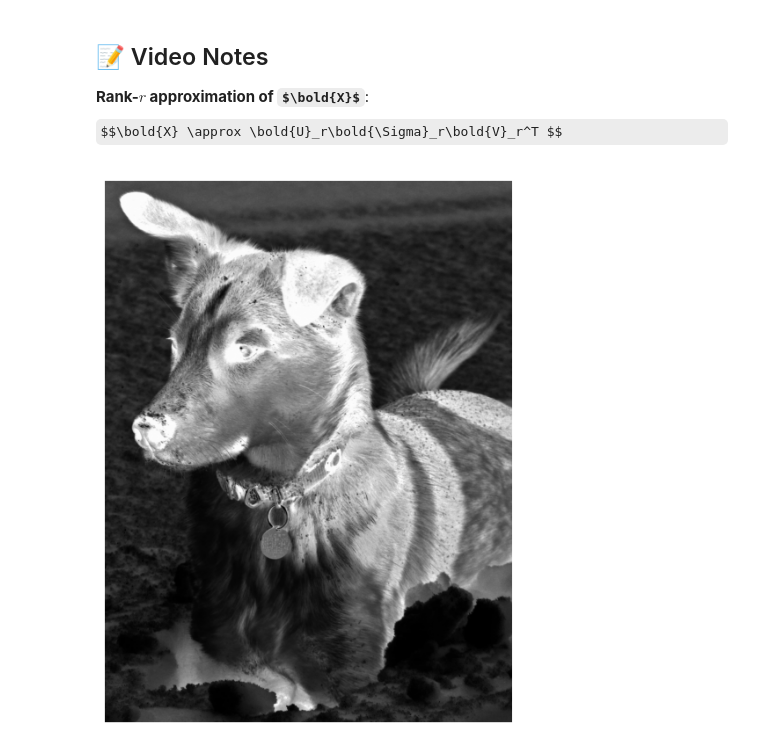
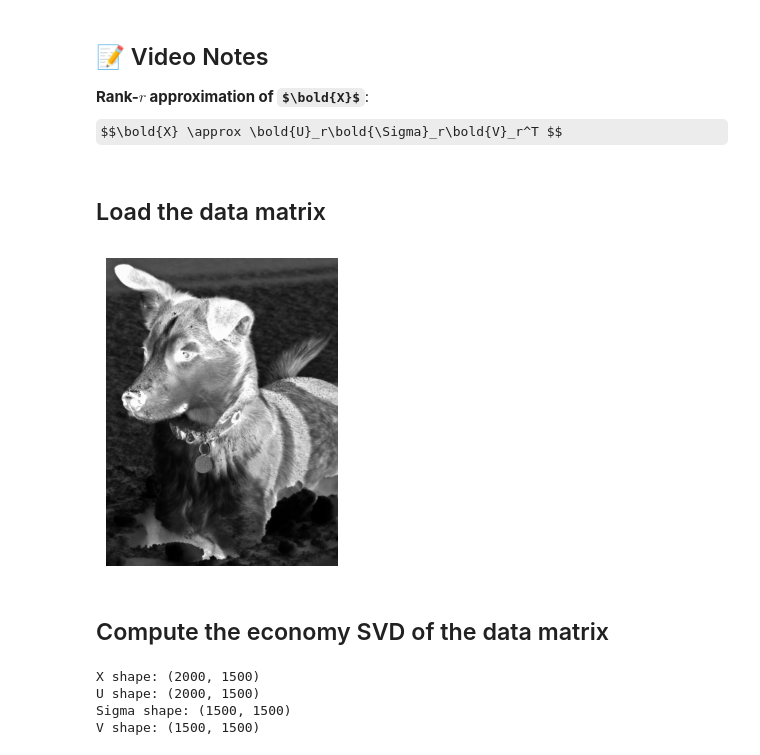
Before and after one commit to lshriver/ddse-2e-workspace, a Jupyter notebook: notebooks/chp_1/video-notes/svd_image_compression.ipynb, the cells around one changed output. Cells and saved outputs as stored; diff of their text form; code cells hidden in the pictures; some formulas as TeX source.

```diff
--- a/notebooks/chp_1/video-notes/svd_image_compression.ipynb
+++ b/notebooks/chp_1/video-notes/svd_image_compression.ipynb
@@ -7,20 +7,38 @@ Steve Brunton [Python] (2020, Feb 2). SVD: Image Compression [Video]. YouTube. [
 ## 📝 Video Notes
 **Rank-$r$ approximation of $\bold{X}$**:
 $$\bold{X} \approx \bold{U}_r\bold{\Sigma}_r\bold{V}_r^T $$
+# %% [markdown]
+## Load the data matrix
 # %%
 from matplotlib.image import imread
 import matplotlib.pyplot as plt
 import numpy as np
 import os
-plt.rcParams['figure.figsize'] = [16, 8]
+plt.rcParams['figure.figsize'] = [8, 4]
 
 image = '/workspaces/steve-brunton-book/data/dog.jpg'
 A = imread(image)
 X = np.mean(A, -1); # convert RGB to grayscale
 
 im = plt.imshow(256-X)
 im.set_cmap('gray')
 plt.axis('off')
 plt.show()
 # %% [output]
-[figure, old version]
+[figure, new version]
+# %% [markdown]
+## Compute the economy SVD of the data matrix
+# %%
+U, S, VT = np.linalg.svd(X, full_matrices=False)
+Sigma = np.diag(S)  # create diagonal matrix of singular values
+V = VT.T     # create V matrix
+
+print(f"X shape: {np.shape(X)}")
+print(f"U shape: {np.shape(U)}")
+print(f"Sigma shape: {np.shape(Sigma)}")
+print(f"V shape: {np.shape(V)}")
+# %% [output]
+X shape: (2000, 1500)
+U shape: (2000, 1500)
+Sigma shape: (1500, 1500)
+V shape: (1500, 1500)
```
Also changed, not shown: parts of 5 cells of this notebook, 2 other files.
